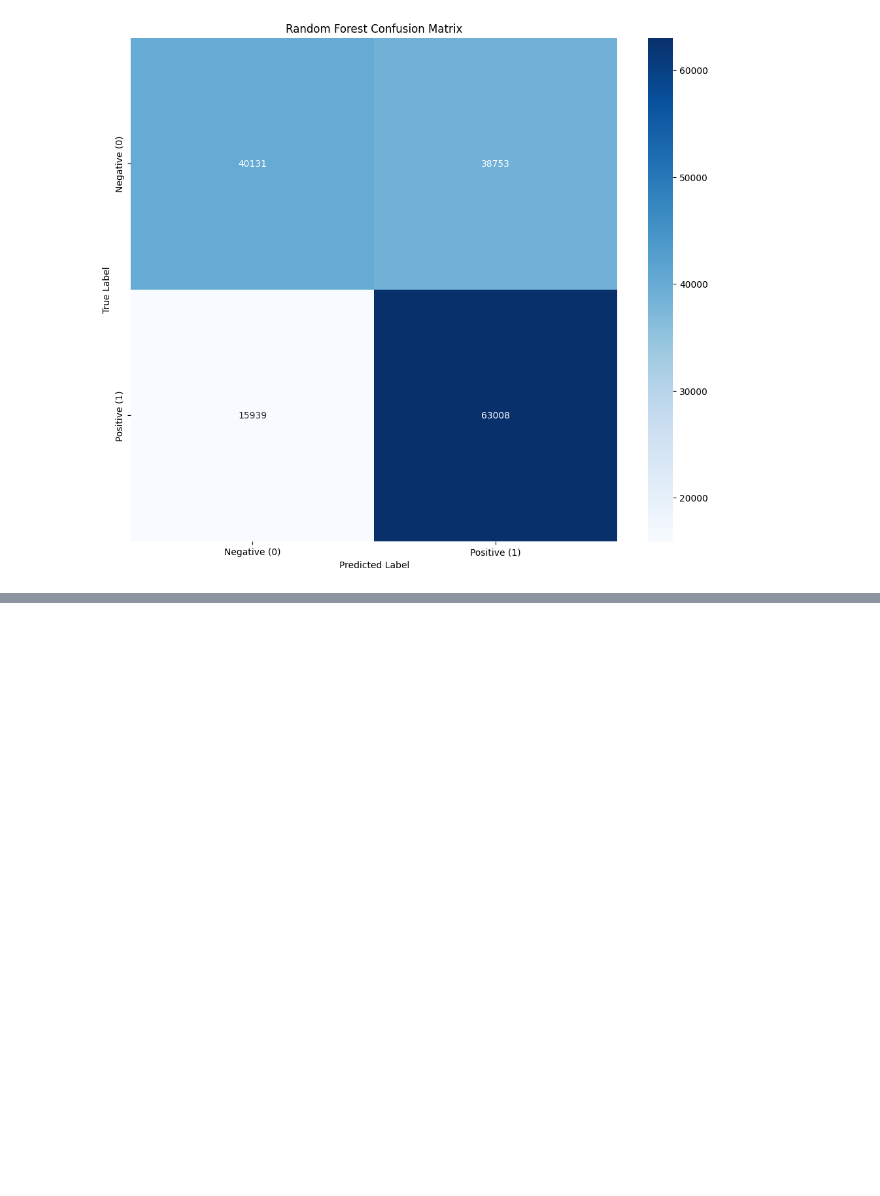
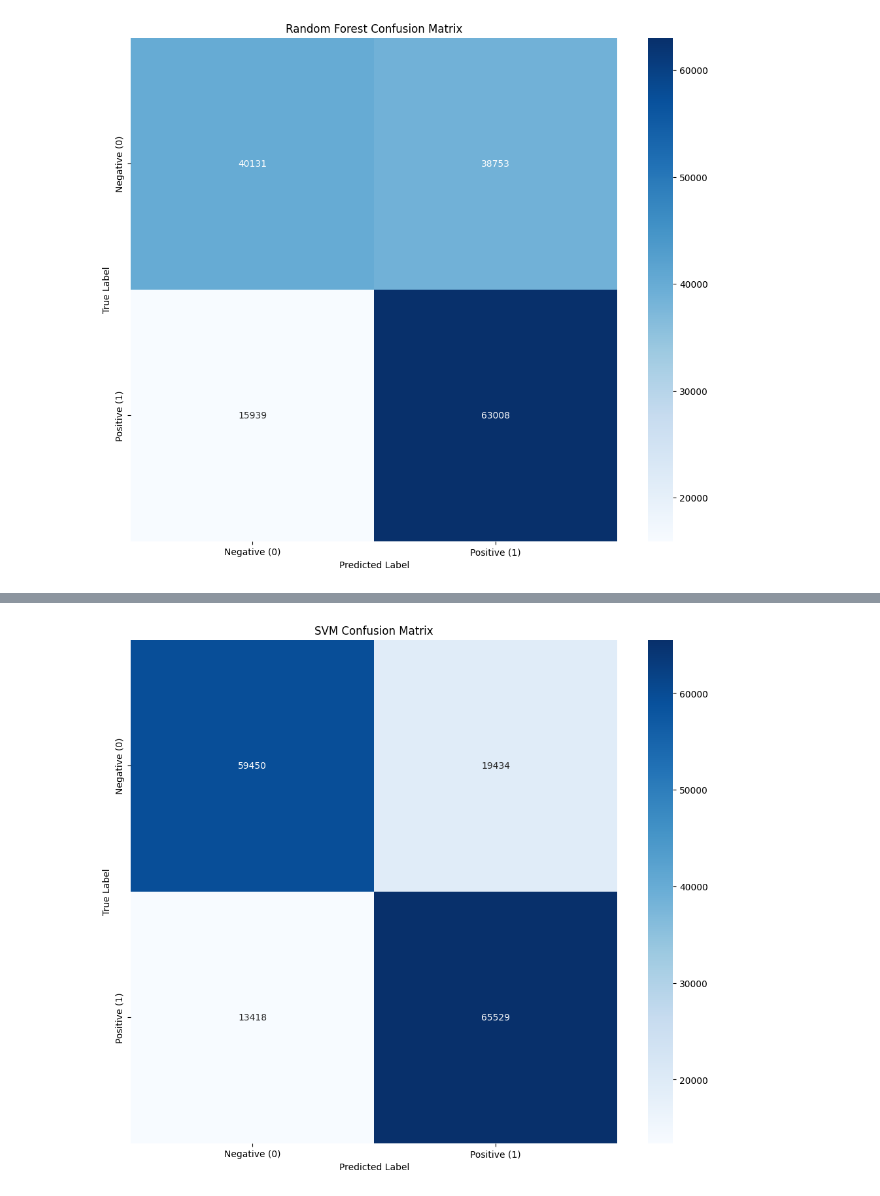
Before and after one commit to ndhung18/Sentiment-Analysis-in-Hadoop-and-Spark, a Jupyter notebook: Classification.ipynb, the cells around one changed output, grey strips where cells are left out. Saved outputs shown, nothing was run; the diff lists cells and outputs as text; code cells hidden in the pictures; blank space fills up the shorter version.

```diff
--- a/Classification.ipynb
+++ b/Classification.ipynb
@@ -248,0 +267,10 @@ plt.show()
+# %%
+# Loading the saved SVM model from HDFS for reuse.
+svm_model = PipelineModel.load("hdfs://localhost:9000/model/svm")
+svm_predictions = svm_model.transform(test_data)
+
+svm_accuracy = acc_evaluator.evaluate(svm_predictions)
+svm_f1 = f1_evaluator.evaluate(svm_predictions)
+
+print(f"SVM Accuracy: {svm_accuracy:.4f}")
+print(f"SVM F1 Score: {svm_f1:.4f}")
@@ -248,0 +283,15 @@ plt.show()
+# %%
+# SVM Confusion Matrix
+predictionAndLabels = svm_predictions.select("prediction", "Sentiment").rdd.map(lambda row: (float(row[0]), float(row[1])))
+
+metrics = MulticlassMetrics(predictionAndLabels)
+cm = metrics.confusionMatrix().toArray()
+cm_df = pd.DataFrame(cm, index=["Negative (0)", "Positive (1)"], columns=["Negative (0)", "Positive (1)"])
+
+plt.figure(figsize=(12, 10))
+sns.heatmap(cm_df, annot=True, fmt=".0f", cmap="Blues")
+plt.title("SVM Confusion Matrix")
+plt.xlabel("Predicted Label")
+plt.ylabel("True Label")
+plt.show()
+# %% [output]
@@ -248,0 +301 @@ plt.show()
+[figure, added]
```
Also changed, not shown: parts of 5 cells of this notebook.
